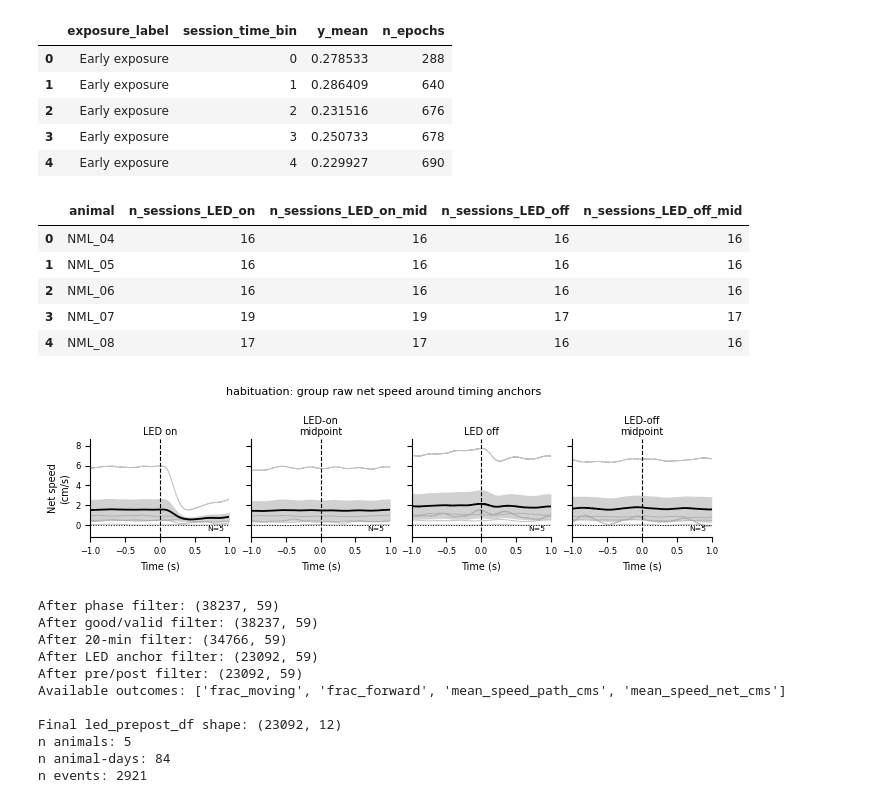
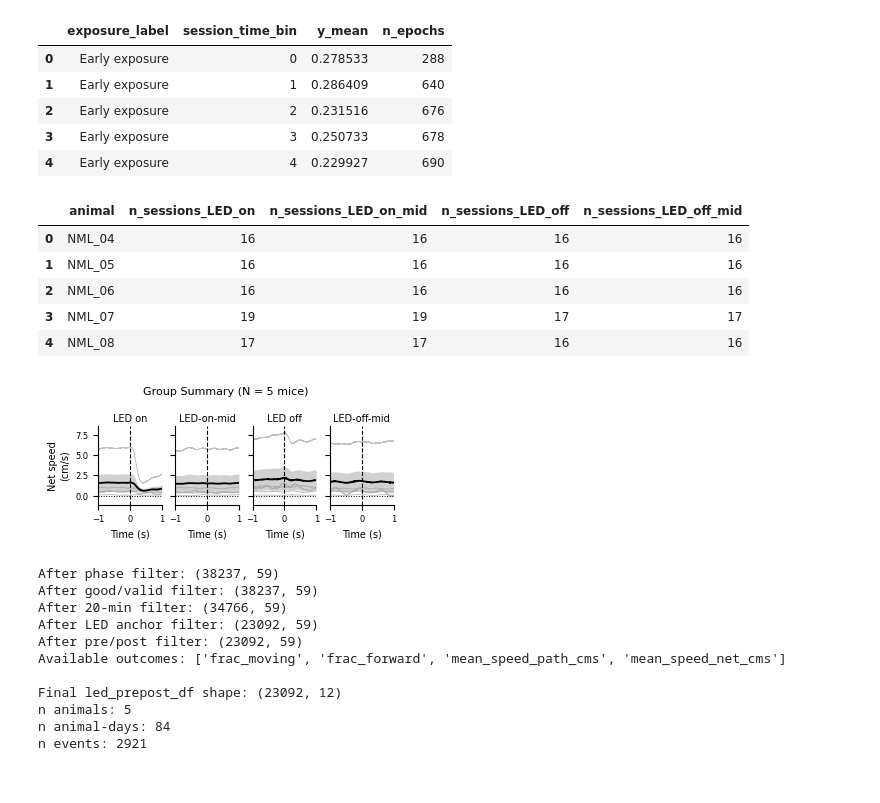
Before and after one commit to neuromomentumlab/Classical_Conditioning_Air_Wheel, a Jupyter notebook: Python/notebooks/habituation_analysis_02_annotated.ipynb, the cells around one changed output. Saved outputs shown, nothing was run; the diff lists cells and outputs as text; code cells hidden in the pictures.

```diff
--- a/Python/notebooks/habituation_analysis_02_annotated.ipynb
+++ b/Python/notebooks/habituation_analysis_02_annotated.ipynb
@@ -2628,9 +2612,9 @@ def plot_group_raw_net_speed_around_4anchors(
 
     anchor_labels = {
         anchor_order[0]: "LED on" if "led" in anchor_order[0].lower() else "Air on",
-        anchor_order[1]: "LED-on\nmidpoint" if "led" in anchor_order[1].lower() else "Air-on\nmidpoint",
+        anchor_order[1]: "LED-on-mid" if "led" in anchor_order[1].lower() else "Air-on\nmidpoint",
         anchor_order[2]: "LED off" if "led" in anchor_order[2].lower() else "Air off",
-        anchor_order[3]: "LED-off\nmidpoint" if "led" in anchor_order[3].lower() else "Air-off\nmidpoint",
+        anchor_order[3]: "LED-off-mid" if "led" in anchor_order[3].lower() else "Air-off\nmidpoint",
     }
 
     # --------------------------------------------------
@@ -2819,7 +2803,7 @@ def plot_group_raw_net_speed_around_4anchors(
     fig, axes = plt.subplots(
         1,
         4,
-        figsize=(6.8, 1.8),
+        figsize=(3.5, 1.5),
         sharex=True,
         sharey=True
     )
@@ -2879,15 +2863,15 @@ def plot_group_raw_net_speed_around_4anchors(
         ax.set_xlim(-pre_s, post_s)
         ax.set_ylim(y_lim)
 
-        ax.text(
-            0.96,
-            0.05,
-            f"N={s['n_animals']}",
-            transform=ax.transAxes,
-            ha="right",
-            va="bottom",
-            fontsize=5.5
-        )
+        # ax.text(
+        #     0.96,
+        #     0.02,
+        #     f"N={s['n_animals']}",
+        #     transform=ax.transAxes,
+        #     ha="right",
+        #     va="bottom",
+        #     fontsize=5.5
+        # )
 
         ax.spines["top"].set_visible(False)
         ax.spines["right"].set_visible(False)
@@ -2895,7 +2879,7 @@ def plot_group_raw_net_speed_around_4anchors(
     axes[0].set_ylabel("Net speed\n(cm/s)", fontsize=7)
 
     fig.suptitle(
-        f"{phase}: group raw net speed around timing anchors",
+        f"Group Summary (N = 5 mice)",
         fontsize=8,
         y=1.05
     )
@@ -2903,53 +2887,53 @@ def plot_group_raw_net_speed_around_4anchors(
     fig.tight_layout(pad=0.35)
 
     # --------------------------------------------------
     # Save
     # --------------------------------------------------
 
     if fig_dir is not None:
         fname = f"{save_prefix}_{phase}"
 
         fig.savefig(
             fig_dir / f"{fname}.pdf",
             bbox_inches="tight"
         )
 
         fig.savefig(
             fig_dir / f"{fname}.png",
             dpi=600,
             bbox_inches="tight"
         )
 
     plt.show()
 
     return {
         "fig": fig,
         "axes": axes,
         "rel_t": rel_t,
         "group_summary": group_summary,
         "session_counts_df": session_counts_df,
         "anchor_order": anchor_order,
     }
+
+out_group = plot_group_raw_net_speed_around_4anchors(
+    epoch_matrix_df=epoch_matrix_df,
+    phase="habituation",
+    animals=None,                    # or ["NML_04", "NML_05", ...]
+    speed_key="speed_net_cms",
+    pre_s=1.0,
+    post_s=1.0,
+    max_session_time_min=20,
+    show_individual_animals=True,
+    fig_dir=fig_dir_str,
+)
+# %% [output]
+|  | animal | n_sessions_LED_on | n_sessions_LED_on_mid | n_sessions_LED_off | n_sessions_LED_off_mid |
+| 0 | NML_04 | 16 | 16 | 16 | 16 |
+| 1 | NML_05 | 16 | 16 | 16 | 16 |
+| 2 | NML_06 | 16 | 16 | 16 | 16 |
+| 3 | NML_07 | 19 | 19 | 17 | 17 |
+| 4 | NML_08 | 17 | 17 | 16 | 16 |
+[figure, added]
-# %%
-out_group = plot_group_raw_net_speed_around_4anchors(
-    epoch_matrix_df=epoch_matrix_df,
-    phase="habituation",
-    animals=None,                    # or ["NML_04", "NML_05", ...]
-    speed_key="speed_net_cms",
-    pre_s=1.0,
-    post_s=1.0,
-    max_session_time_min=20,
-    show_individual_animals=True,
-    fig_dir=fig_dir_str,
-)
-# %% [output]
-|  | animal | n_sessions_LED_on | n_sessions_LED_on_mid | n_sessions_LED_off | n_sessions_LED_off_mid |
-| 0 | NML_04 | 16 | 16 | 16 | 16 |
-| 1 | NML_05 | 16 | 16 | 16 | 16 |
-| 2 | NML_06 | 16 | 16 | 16 | 16 |
-| 3 | NML_07 | 19 | 19 | 17 | 17 |
-| 4 | NML_08 | 17 | 17 | 16 | 16 |
-[figure, removed]
 # %%
 import numpy as np
 import pandas as pd
```
Also changed, not shown: parts of 9 cells of this notebook.
